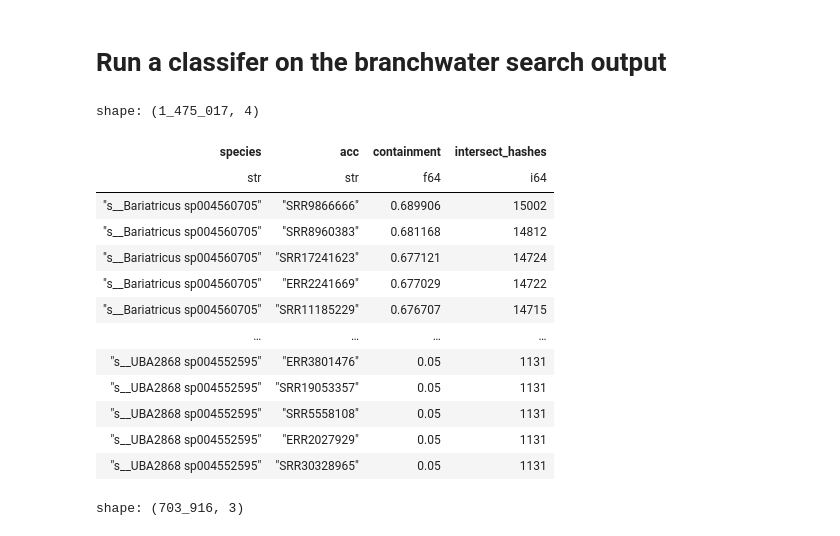
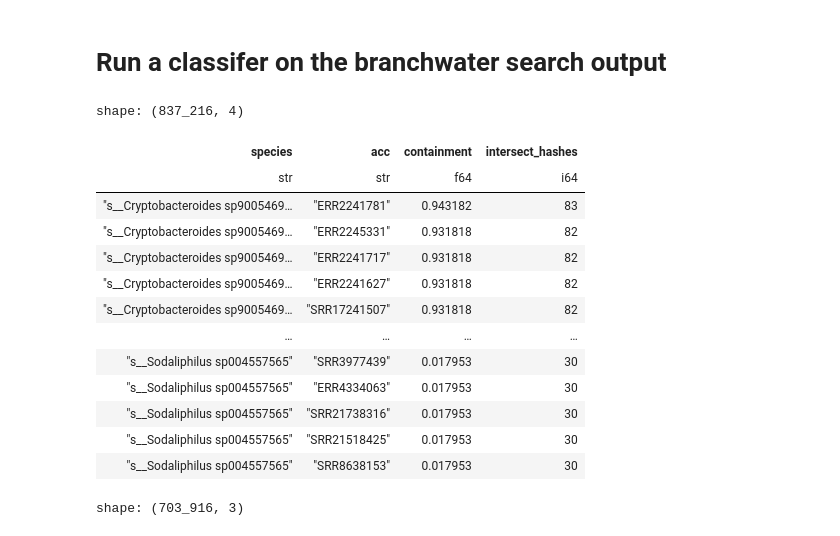
Before and after one commit to dib-lab/2025-workflow-core99, a Jupyter notebook: notebooks/classifier-bw.ipynb, the cells around one changed output. Drawn from its saved outputs; the diff is of its cells as text; code cells hidden in the pictures.

```diff
--- a/notebooks/classifier-bw.ipynb
+++ b/notebooks/classifier-bw.ipynb
@@ -5,7 +5,14 @@
 BASE='/home/ctbrown/scratch3/2025-workflow-core99/'
 
 # parquet files from branchwater
-BASE_OUTPUTS=BASE+'/outputs.branchwater'
+#BASE_OUTPUTS=BASE+'/outputs.branchwater'
+
+MIN=90
+SCALED=1000
+HASH_THRESHOLD=int(30000 / SCALED)
+
+#BASE_OUTPUTS=BASE+f'/outputs.mapping/cds/singlehash.k21/outputs.branchwater.min{MIN}.scaled{SCALED}'
+BASE_OUTPUTS=BASE+'/outputs.mapping/cds2/outputs.branchwater'
 # %%
 import polars as pl
 import numpy as np
@@ -17,29 +24,29 @@ from sklearn.model_selection import StratifiedKFold
 # %%
 dirpath = BASE_OUTPUTS+'/*.parquet'
 
 bw_df = pl.scan_parquet(dirpath).collect()
 bw_df = bw_df.with_columns(pl.col("query_name").alias("species"),
                            pl.col("match_name").alias("acc"))
 bw_df = bw_df.select(["species", "acc", "containment", "intersect_hashes"])
 
 # mimic the Web site search threshold of 0.1
-bw_df = bw_df.filter(pl.col("containment") >= .05)
+bw_df = bw_df.filter(pl.col("intersect_hashes") >= HASH_THRESHOLD)
 bw_df
 # %% [output]
-shape: (1_475_017, 4)
+shape: (837_216, 4)
 | species | acc | containment | intersect_hashes |
 | str | str | f64 | i64 |
-| "s__Bariatricus sp004560705" | "SRR9866666" | 0.689906 | 15002 |
-| "s__Bariatricus sp004560705" | "SRR8960383" | 0.681168 | 14812 |
-| "s__Bariatricus sp004560705" | "SRR17241623" | 0.677121 | 14724 |
-| "s__Bariatricus sp004560705" | "ERR2241669" | 0.677029 | 14722 |
-| "s__Bariatricus sp004560705" | "SRR11185229" | 0.676707 | 14715 |
+| "s__Cryptobacteroides sp9005469… | "ERR2241781" | 0.943182 | 83 |
+| "s__Cryptobacteroides sp9005469… | "ERR2245331" | 0.931818 | 82 |
+| "s__Cryptobacteroides sp9005469… | "ERR2241717" | 0.931818 | 82 |
+| "s__Cryptobacteroides sp9005469… | "ERR2241627" | 0.931818 | 82 |
+| "s__Cryptobacteroides sp9005469… | "SRR17241507" | 0.931818 | 82 |
 | … | … | … | … |
-| "s__UBA2868 sp004552595" | "ERR3801476" | 0.05 | 1131 |
-| "s__UBA2868 sp004552595" | "SRR19053357" | 0.05 | 1131 |
-| "s__UBA2868 sp004552595" | "SRR5558108" | 0.05 | 1131 |
-| "s__UBA2868 sp004552595" | "ERR2027929" | 0.05 | 1131 |
-| "s__UBA2868 sp004552595" | "SRR30328965" | 0.05 | 1131 |
+| "s__Sodaliphilus sp004557565" | "SRR3977439" | 0.017953 | 30 |
+| "s__Sodaliphilus sp004557565" | "ERR4334063" | 0.017953 | 30 |
+| "s__Sodaliphilus sp004557565" | "SRR21738316" | 0.017953 | 30 |
+| "s__Sodaliphilus sp004557565" | "SRR21518425" | 0.017953 | 30 |
+| "s__Sodaliphilus sp004557565" | "SRR8638153" | 0.017953 | 30 |
 # %%
 metadata_df = pl.scan_parquet('/group/ctbrowngrp5/sra-metagenomes/20241128-metadata.parquet')
 metadata_df = metadata_df.select(["acc", "organism", "assay_type"])\
```
Also changed, not shown: parts of 26 cells of this notebook, 25 other files.
